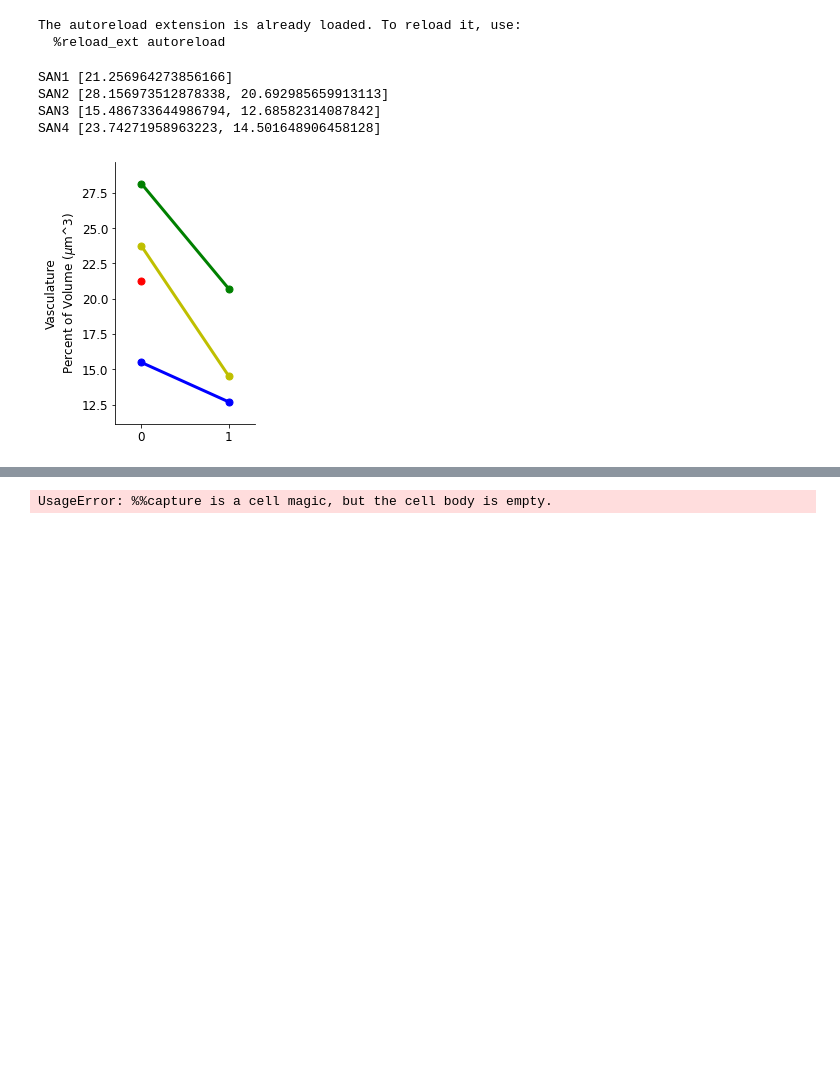
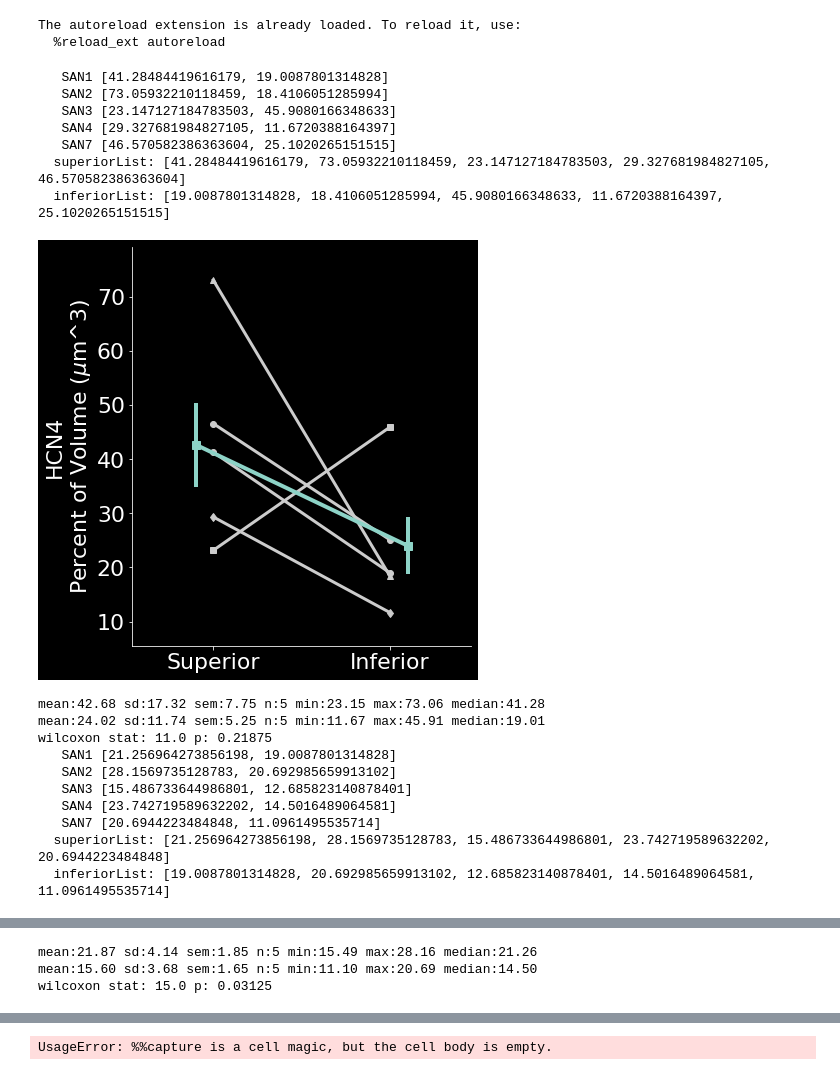
Before and after one commit to cudmore/saNode, a Jupyter notebook: sanode/notebooks/manuscript-20201103.ipynb, the cells around one changed output, grey strips where cells are left out. Cells and saved outputs as stored; diff of their text form; code cells hidden in the pictures; blank space fills up the shorter version.

```diff
--- a/sanode/notebooks/manuscript-20201103.ipynb
+++ b/sanode/notebooks/manuscript-20201103.ipynb
@@ -12,12 +12,29 @@ import aicsPlot
 The autoreload extension is already loaded. To reload it, use:
   %reload_ext autoreload
 # %%
+channel = 1
+csvFile = f'../../Density-Result-ch{channel}.csv'
+supList, infList, axs = aicsPlot.plotMaskDensity(channel=channel, csvFile=csvFile)
+
 channel = 2
 csvFile = f'../../Density-Result-ch{channel}.csv'
-aicsPlot.plotMaskDensity(channel=channel, csvFile=csvFile)
+supList, infList, axs = aicsPlot.plotMaskDensity(channel=channel, csvFile=csvFile)
 # %% [output]
-SAN1 [21.256964273856166]
-SAN2 [28.156973512878338, 20.692985659913113]
-SAN3 [15.486733644986794, 12.68582314087842]
-SAN4 [23.74271958963223, 14.501648906458128]
+   SAN1 [41.28484419616179, 19.0087801314828]
+   SAN2 [73.05932210118459, 18.4106051285994]
+   SAN3 [23.147127184783503, 45.9080166348633]
+   SAN4 [29.327681984827105, 11.6720388164397]
+   SAN7 [46.570582386363604, 25.1020265151515]
+  superiorList: [41.28484419616179, 73.05932210118459, 23.147127184783503, 29.327681984827105, 46.570582386363604]
+  inferiorList: [19.0087801314828, 18.4106051285994, 45.9080166348633, 11.6720388164397, 25.1020265151515]
-[figure, old version]
+[figure, new version]
+mean:42.68 sd:17.32 sem:7.75 n:5 min:23.15 max:73.06 median:41.28
+mean:24.02 sd:11.74 sem:5.25 n:5 min:11.67 max:45.91 median:19.01
+wilcoxon stat: 11.0 p: 0.21875
+   SAN1 [21.256964273856198, 19.0087801314828]
+   SAN2 [28.1569735128783, 20.692985659913102]
+   SAN3 [15.486733644986801, 12.685823140878401]
+   SAN4 [23.742719589632202, 14.5016489064581]
+   SAN7 [20.6944223484848, 11.0961495535714]
+  superiorList: [21.256964273856198, 28.1569735128783, 15.486733644986801, 23.742719589632202, 20.6944223484848]
+  inferiorList: [19.0087801314828, 20.692985659913102, 12.685823140878401, 14.5016489064581, 11.0961495535714]
@@ -24,3 +42,6 @@ SAN4 [23.74271958963223, 14.501648906458128]
+mean:21.87 sd:4.14 sem:1.85 n:5 min:15.49 max:28.16 median:21.26
+mean:15.60 sd:3.68 sem:1.65 n:5 min:11.10 max:20.69 median:14.50
+wilcoxon stat: 15.0 p: 0.03125
 # %%
 # this requires a file
 #os.path.isfile('../../hcn4-Distance-Result.csv')
```
Also changed, not shown: parts of 2 cells of this notebook, 4 other files.
